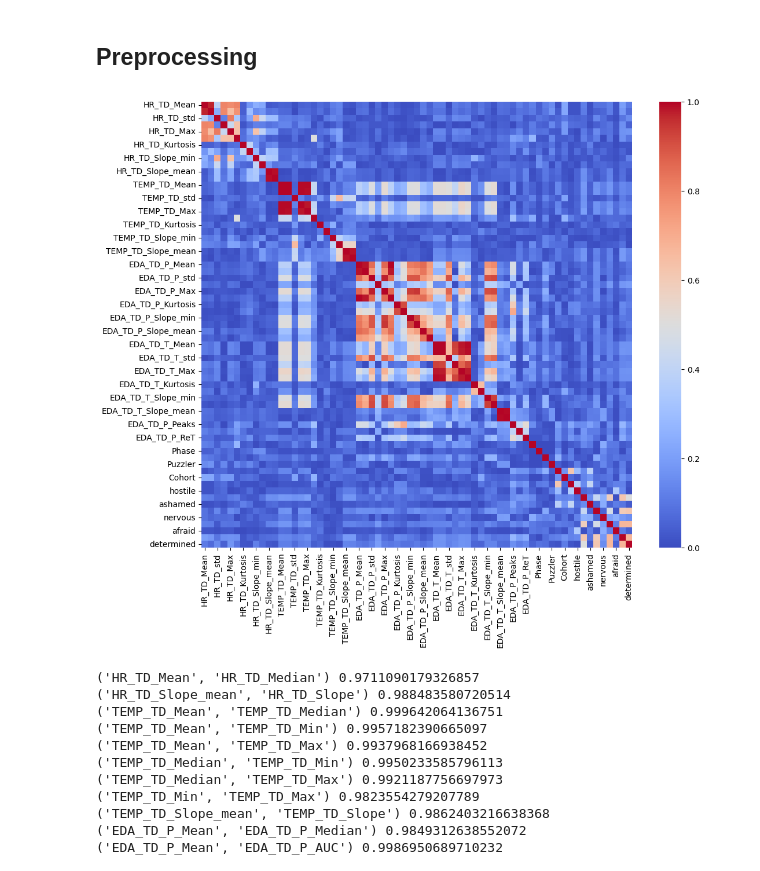
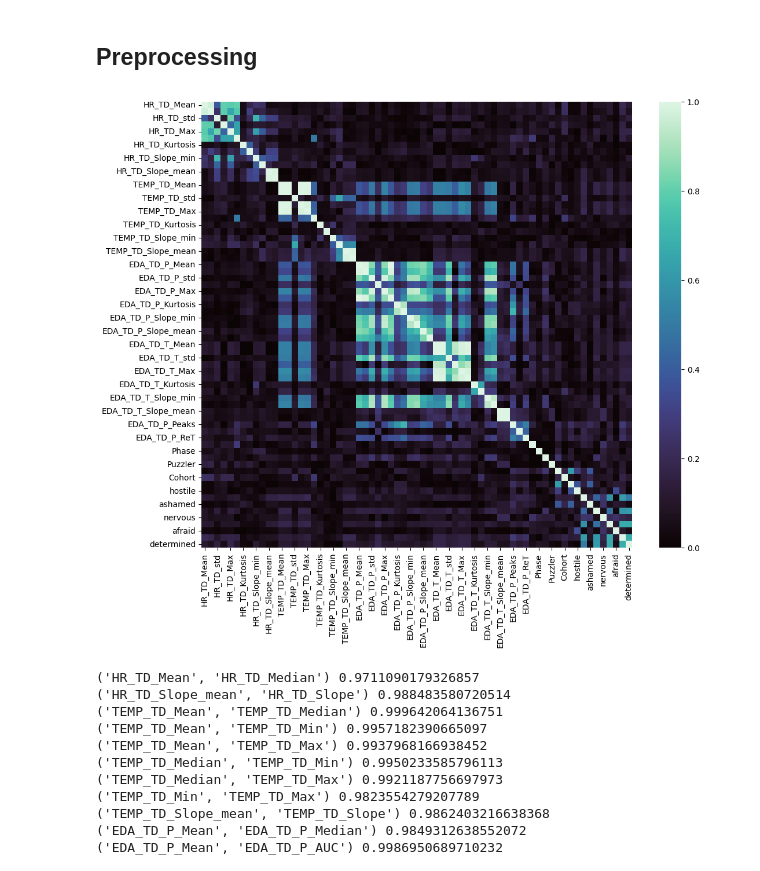
Before and after one commit to lukyrasocha/emo-stress, a Jupyter notebook: main.ipynb, the cells around one changed output. Cells and saved outputs as stored; diff of their text form; code cells hidden in the pictures.

```diff
--- a/main.ipynb
+++ b/main.ipynb
@@ -82,14 +82,14 @@ data["Phase"] = data["Phase"].apply(lambda x: int(x.split("e")[1]))
 # %%
 # Do correlation matrix and exclude highly correlated features
 correlation = data.corr()
 correlation = correlation.abs()
 
 # Plot the correlation matrix
 plt.figure(figsize=(12, 10))
-sns.heatmap(correlation, annot=False, cmap='coolwarm')
+sns.heatmap(correlation, annot=False, cmap='mako')
 plt.show()
 # %% [output]
-[figure, old version]
+[figure, new version]
 # %%
 # Print correlation pairs that have a correlation higher than 0.9
 correlation_pairs = correlation.unstack()
```
Also changed, not shown: parts of 14 cells of this notebook.
